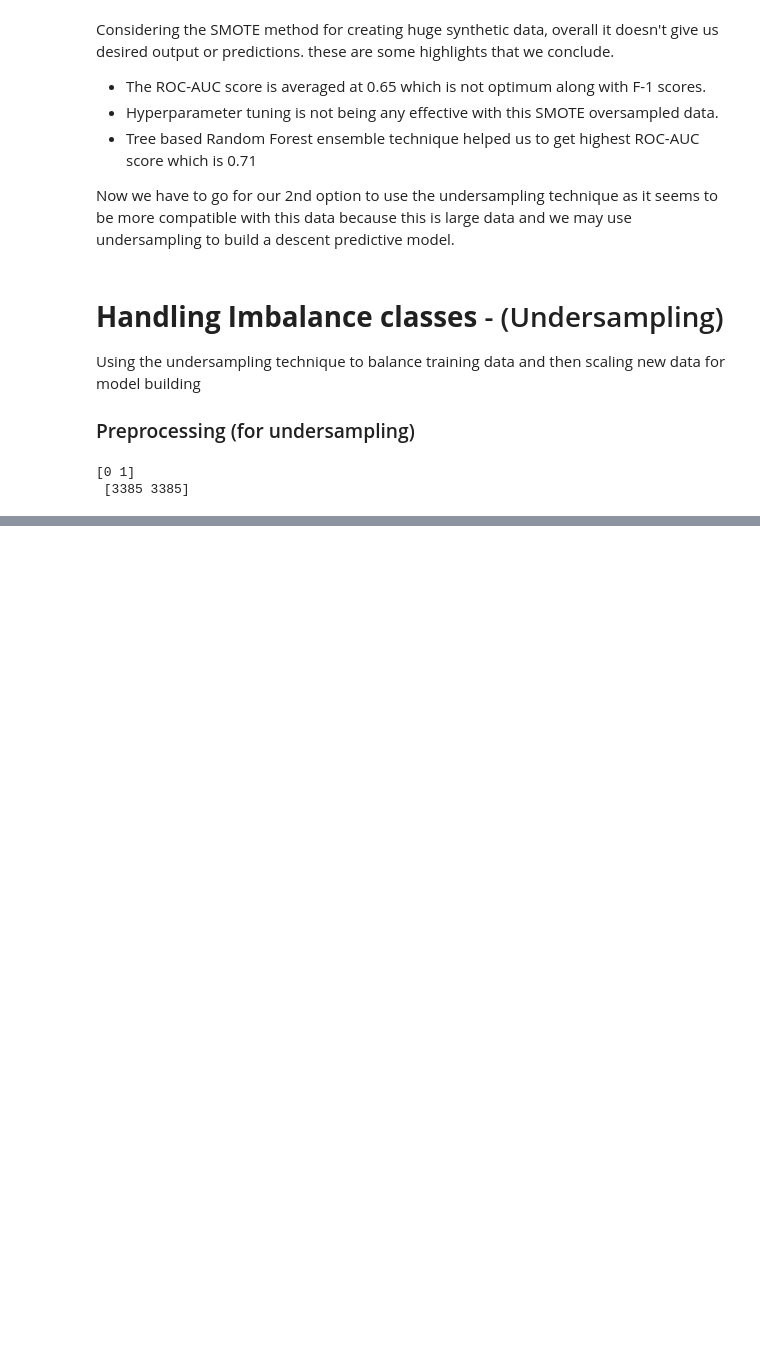
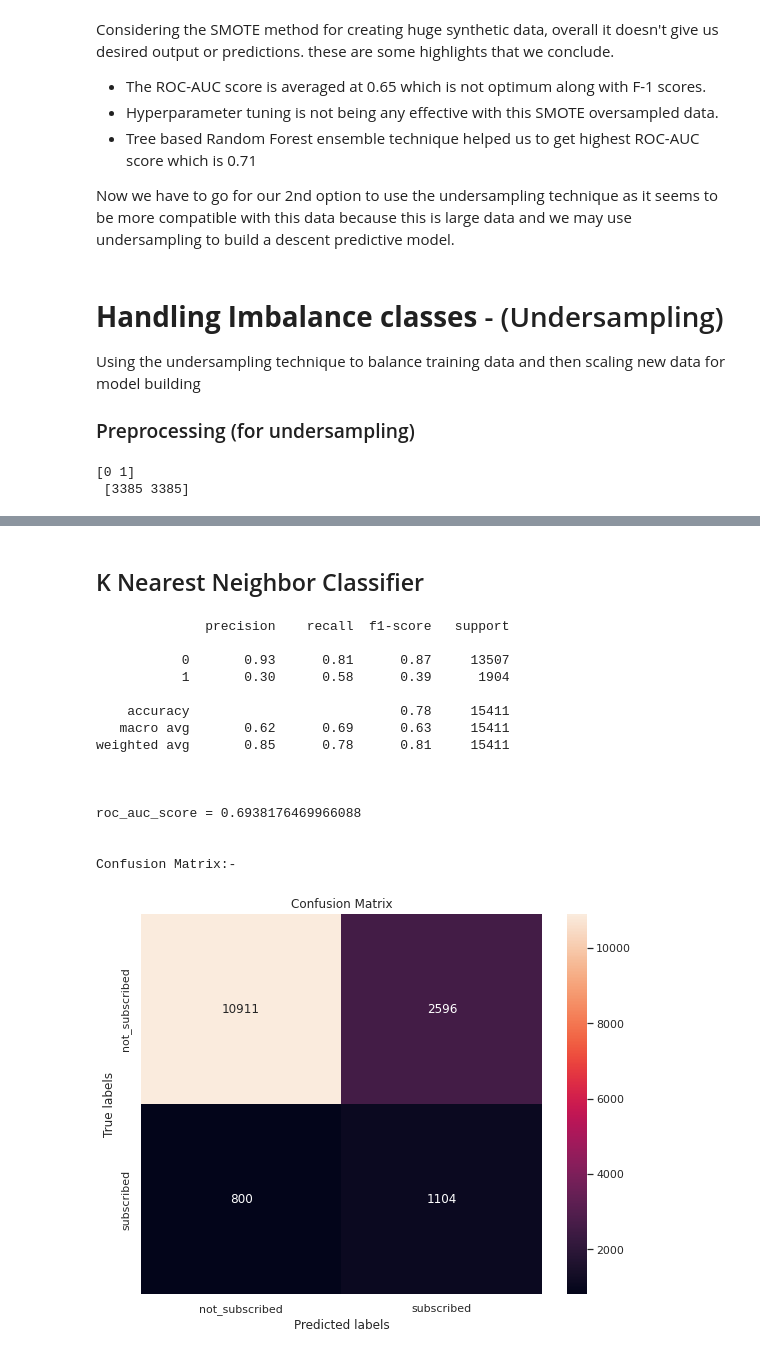
Before and after one commit to GuptaRitik/Marketing-Effectiveness-Prediction, a Jupyter notebook: Bank_Marketing_Effectiveness_Prediction_Capstone_Project.ipynb, the cells around one changed output, grey strips where cells are left out. Drawn from its saved outputs; the diff is of its cells as text; code cells hidden in the pictures; blank space fills up the shorter version.

```diff
--- a/Bank_Marketing_Effectiveness_Prediction_Capstone_Project.ipynb
+++ b/Bank_Marketing_Effectiveness_Prediction_Capstone_Project.ipynb
@@ -1125,0 +1140,48 @@ print(unique, '\n', frequency)
+# %% [markdown]
+## K Nearest Neighbor Classifier
+# %%
+from sklearn.neighbors import KNeighborsClassifier
+from sklearn.model_selection import RandomizedSearchCV, GridSearchCV
+from sklearn.experimental import enable_halving_search_cv
+from sklearn.model_selection import HalvingGridSearchCV
+
+seed = np.random.seed(1)
+
+#List Hyperparameters that we want to tune.
+leaf_size = [7,8,9]
+n_neighbors = [19,23]
+algorithm = ['ball_tree', 'kd_tree']
+p=[1,2]
+
+#Convert to dictionary
+hyperparameters = dict(leaf_size=leaf_size,
+                       n_neighbors=n_neighbors,
+                       p=p, algorithm= algorithm)
+
+knn = KNeighborsClassifier() #Create new KNN object
+clf = HalvingGridSearchCV(knn, hyperparameters, scoring="roc_auc", n_jobs=-1, min_resources="exhaust", factor=3) #Use HalvingGridSearch
+
+knn_best_model = clf.fit(x_train,y_train) #Fit the model
+kn_test = knn_best_model.predict(x_test) #predicting test labels
+
+# calculating scores
+knn_scores = all_scores(y_test, kn_test)
+
+get_report(y_test, kn_test) #classification report
+# %% [output]
+              precision    recall  f1-score   support
+
+           0       0.93      0.81      0.87     13507
+           1       0.30      0.58      0.39      1904
+
+    accuracy                           0.78     15411
+   macro avg       0.62      0.69      0.63     15411
+weighted avg       0.85      0.78      0.81     15411
+
+
+
+roc_auc_score = 0.6938176469966088
+
+
+Confusion Matrix:-
+[figure, added]
```
Also changed, not shown: parts of 8 cells of this notebook.
